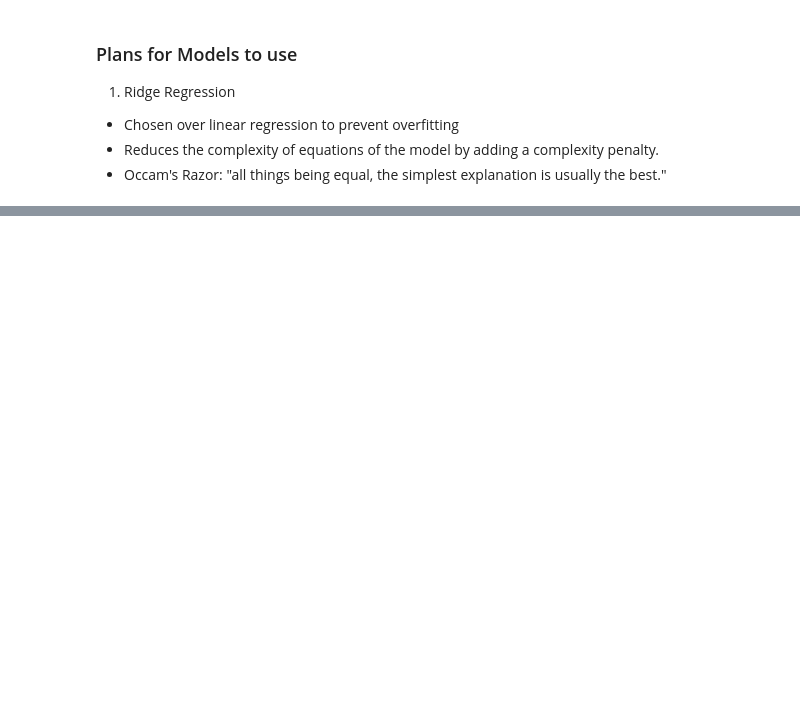
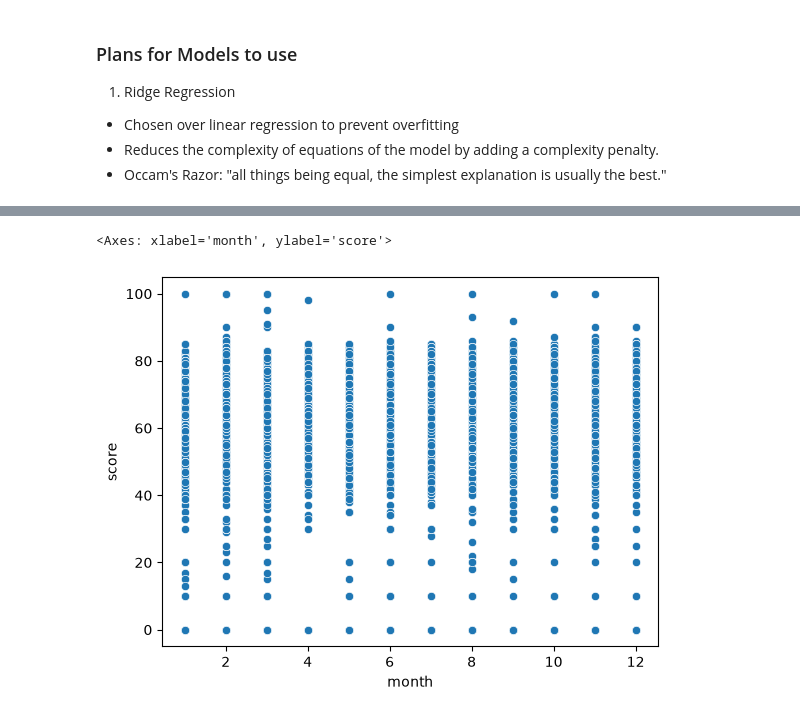
Before and after one commit to Ritsav/movie-rating-predictor, a Jupyter notebook: preprocess.ipynb, the cells around one changed output, grey strips where cells are left out. Saved outputs shown, nothing was run; the diff lists cells and outputs as text; code cells hidden in the pictures; blank space fills up the shorter version.

```diff
--- a/preprocess.ipynb
+++ b/preprocess.ipynb
@@ -85,0 +96,5 @@ sns.
+# %%
+sns.scatterplot(data=df, x=df['month'], y=df['score'])
+# %% [output]
+<Axes: xlabel='month', ylabel='score'>
+[figure, added]
```
Also changed, not shown: parts of 10 cells of this notebook, 2 other files.
